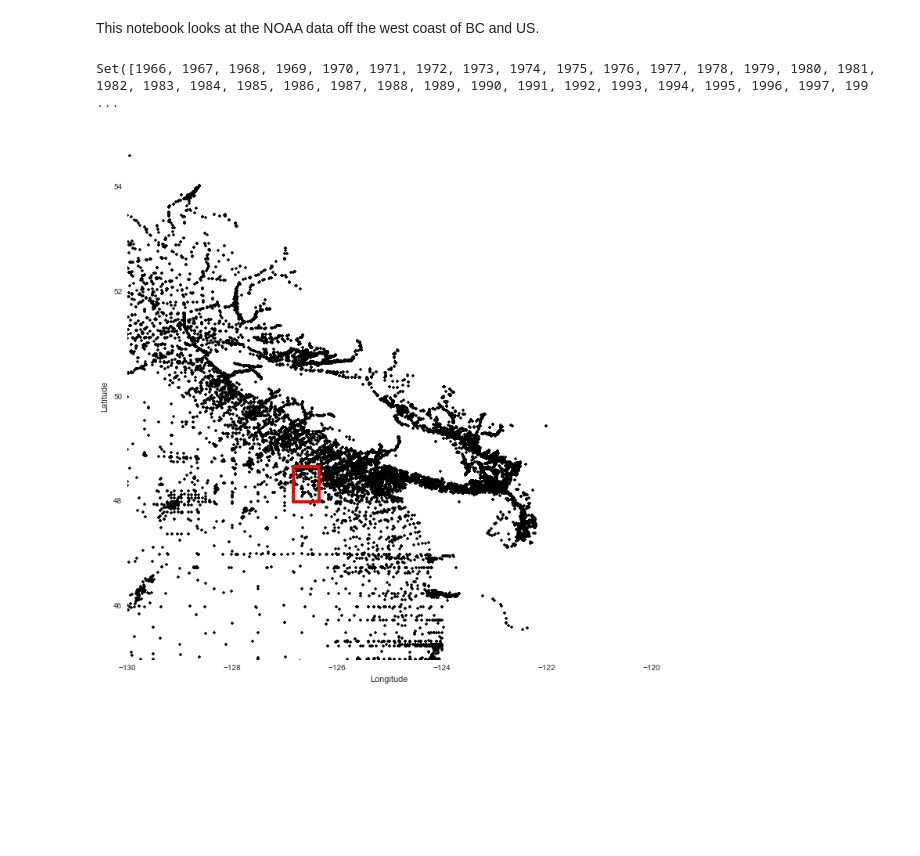
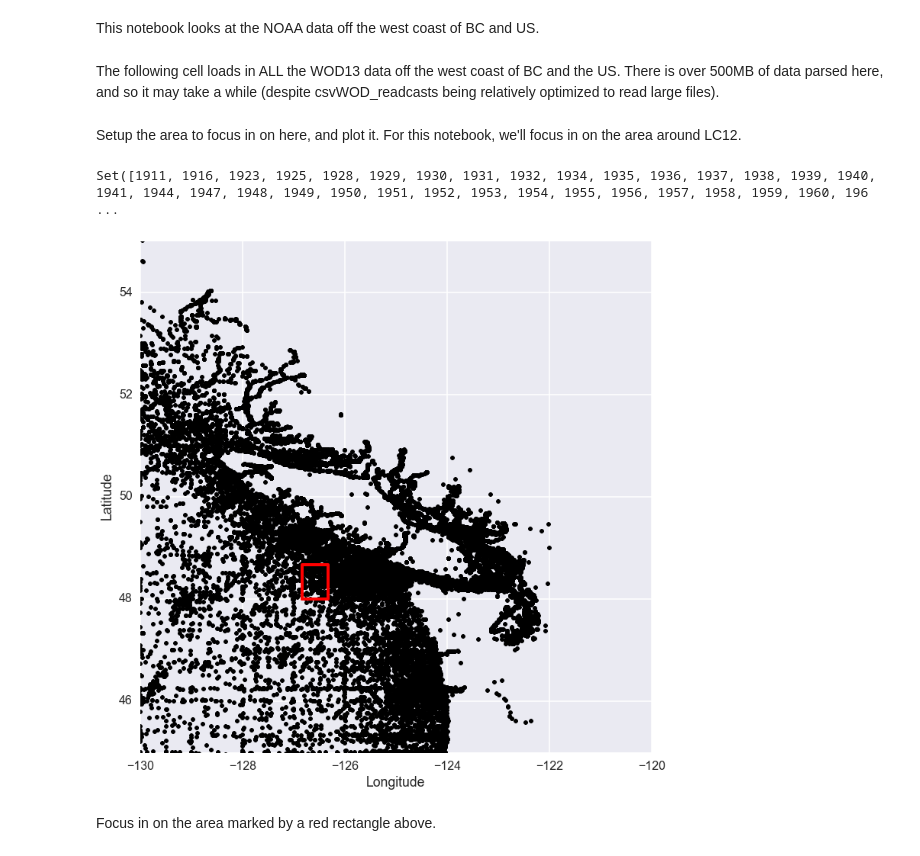
Before and after one commit to UBC-MOAD/falkor_upwelling, a Jupyter notebook: 1_Notebooks/read_NOAA.ipynb, the cells around one changed output. Drawn from its saved outputs; the diff is of its cells as text; code cells hidden in the pictures; blank space fills up the shorter version.

Commit message:
Updated Falkor & NOAA notebooks

```diff
--- a/1_Notebooks/read_NOAA.ipynb
+++ b/1_Notebooks/read_NOAA.ipynb
@@ -8,7 +8,8 @@ from matplotlib import pylab
 from sets import Set
 import calendar
 import seaborn as sns
+import csvWOD
 
-sns.set_style("darkgrid")
+sns.set()
 
 %matplotlib inline
@@ -275,5 +16,10 @@ def csvWOD_get_var_depth(casts,var,depth):
+# %% [markdown]
+The following cell loads in ALL the WOD13 data off the west coast of BC and the US. There is over 500MB of data parsed here, and so it may take a while (despite csvWOD_readcasts being relatively optimized to read large files).
 # %%
 cast_inf = csvWOD_readcasts("../../5_WOD13_Data/WOD13_002/ocldb1431635442.6176.CTD.csv")
+cast_inf.extend(csvWOD_readcasts("../../5_WOD13_Data/WOD13_002/ocldb1431635442.6176.OSD.csv"))
+# %% [markdown]
+Setup the area to focus in on here, and plot it. For this notebook, we'll focus in on the area around LC12.
 # %%
 FOCUS_LON_MIN = -126-(50.0/60.0)
 FOCUS_LON_MAX = -126-(20.0/60.0)
@@ -281,28 +27,33 @@ FOCUS_LAT_MIN = 48
 FOCUS_LAT_MAX = 48+(40.0/60.0)
 # %%
 plt.figure(figsize=(12,12))
+
+sns.set_style("darkgrid")
+sns.set_context("poster")
 
 lats = []
 lons = []
 yrs = Set([])
 for cast in cast_inf:
     if 'Temperatur' in cast['Variables'] and 'Salinity' in cast['Variables']:
         lats.append(cast['Latitude'])
         lons.append(cast['Longitude'])
         yrs.add(cast['Year'])
 
 print yrs
 plt.plot(lons,lats,'.k')
 x_bd_box = [FOCUS_LON_MIN,FOCUS_LON_MAX,FOCUS_LON_MAX,FOCUS_LON_MIN,FOCUS_LON_MIN]
 y_bd_box = [FOCUS_LAT_MIN,FOCUS_LAT_MIN,FOCUS_LAT_MAX,FOCUS_LAT_MAX,FOCUS_LAT_MIN]
 plt.plot(x_bd_box,y_bd_box,'-r',lw=4)
 plt.ylim((45,55))
 plt.xlabel('Longitude')
 plt.ylabel('Latitude')
 plt.show()
 # %% [output]
-Set([1966, 1967, 1968, 1969, 1970, 1971, 1972, 1973, 1974, 1975, 1976, 1977, 1978, 1979, 1980, 1981, 1982, 1983, 1984, 1985, 1986, 1987, 1988, 1989, 1990, 1991, 1992, 1993, 1994, 1995, 1996, 1997, 199 ...
+Set([1911, 1916, 1923, 1925, 1928, 1929, 1930, 1931, 1932, 1934, 1935, 1936, 1937, 1938, 1939, 1940, 1941, 1944, 1947, 1948, 1949, 1950, 1951, 1952, 1953, 1954, 1955, 1956, 1957, 1958, 1959, 1960, 196 ...
-[figure, old version]
+[figure, new version]
+# %% [markdown]
+Focus in on the area marked by a red rectangle above.
 # %%
 zm_casts = []
 
```
Also changed, not shown: parts of 7 cells of this notebook, 1 other file.
